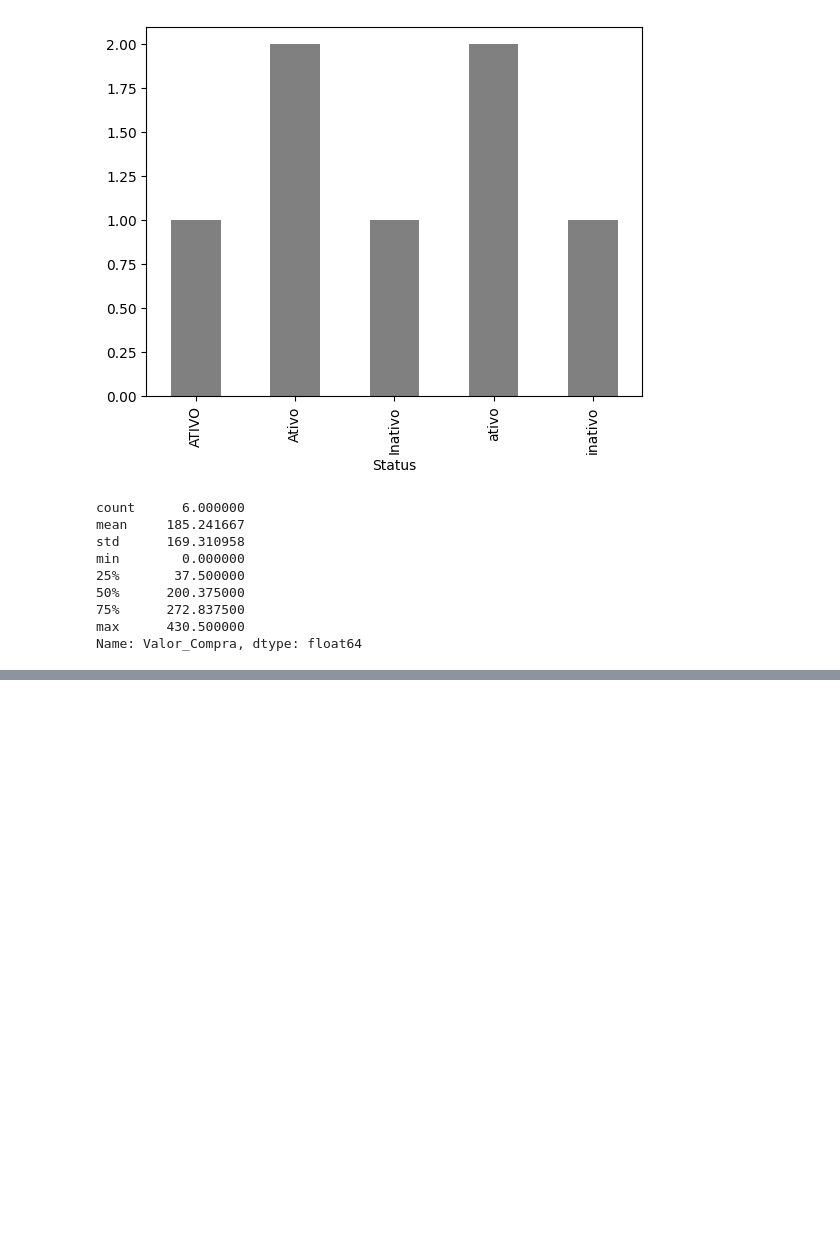
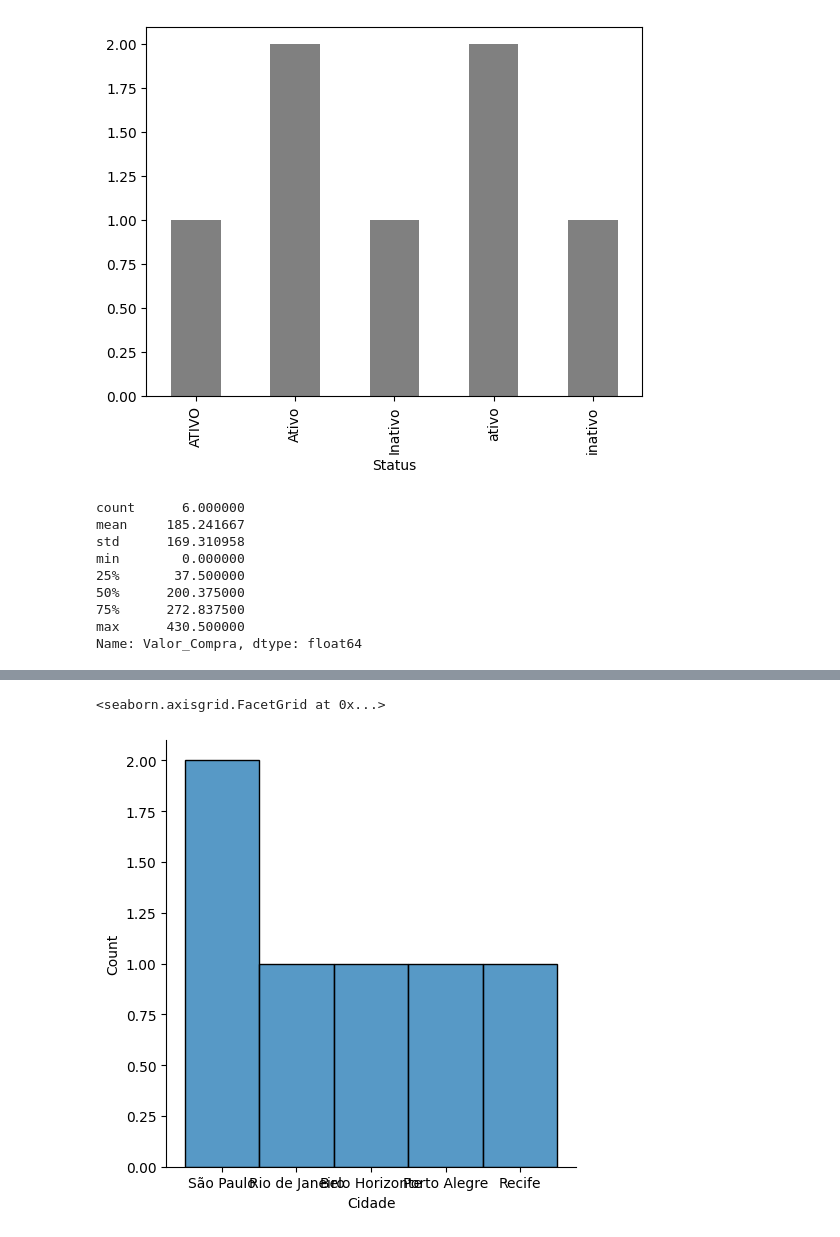
Before and after one commit to VitoriaN27/Python, a Jupyter notebook: limpezadedados.ipynb, the cells around one changed output, grey strips where cells are left out. Drawn from its saved outputs; the diff is of its cells as text; code cells hidden in the pictures; blank space fills up the shorter version.

Commit message:
graficos do seaborn

```diff
--- a/limpezadedados.ipynb
+++ b/limpezadedados.ipynb
@@ -72,0 +78,5 @@ Name: Valor_Compra, dtype: float64
+# %%
+srn.displot(dataset['Cidade']).set_titles('Cidade')
+# %% [output]
+<seaborn.axisgrid.FacetGrid at 0x...>
+[figure, added]
```
Also changed, not shown: parts of 1 cell of this notebook.
